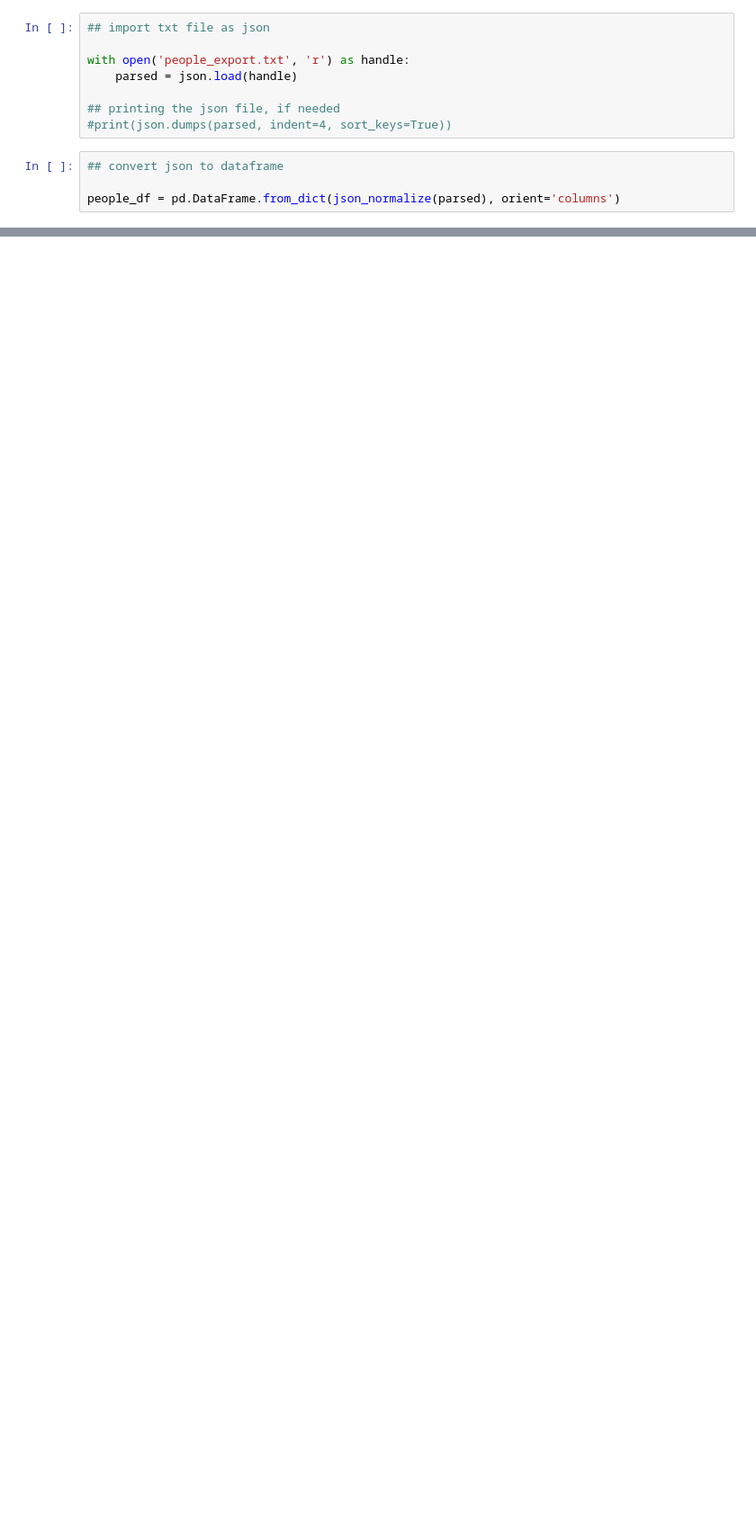
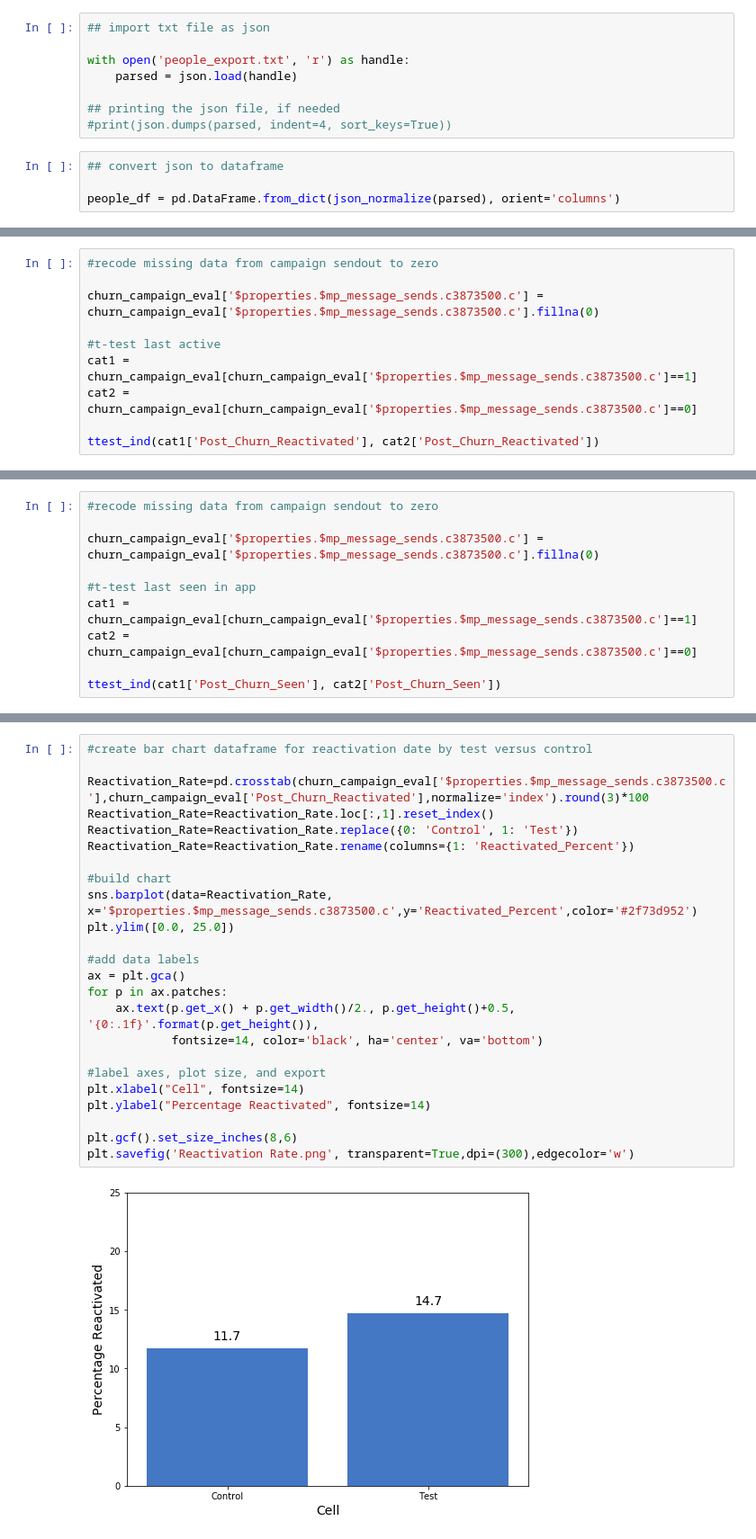
Before and after one commit to oyamatsumi04/w_u, a Jupyter notebook: Waking Up - People Import Test.ipynb, the cells around one changed output, grey strips where cells are left out. Shown at 90% size. Drawn from its saved outputs; the diff is of its cells as text; blank space fills up the shorter version.

```diff
--- a/Waking Up - People Import Test.ipynb
+++ b/Waking Up - People Import Test.ipynb
@@ -161,0 +153,10 @@ events_describe.head()
+# %%
+#recode missing data from campaign sendout to zero
+
+churn_campaign_eval['$properties.$mp_message_sends.c3873500.c'] = churn_campaign_eval['$properties.$mp_message_sends.c3873500.c'].fillna(0)
+
+#t-test last active
+cat1 = churn_campaign_eval[churn_campaign_eval['$properties.$mp_message_sends.c3873500.c']==1]
+cat2 = churn_campaign_eval[churn_campaign_eval['$properties.$mp_message_sends.c3873500.c']==0]
+
+ttest_ind(cat1['Post_Churn_Reactivated'], cat2['Post_Churn_Reactivated'])
@@ -161,0 +165,10 @@ events_describe.head()
+# %%
+#recode missing data from campaign sendout to zero
+
+churn_campaign_eval['$properties.$mp_message_sends.c3873500.c'] = churn_campaign_eval['$properties.$mp_message_sends.c3873500.c'].fillna(0)
+
+#t-test last seen in app
+cat1 = churn_campaign_eval[churn_campaign_eval['$properties.$mp_message_sends.c3873500.c']==1]
+cat2 = churn_campaign_eval[churn_campaign_eval['$properties.$mp_message_sends.c3873500.c']==0]
+
+ttest_ind(cat1['Post_Churn_Seen'], cat2['Post_Churn_Seen'])
@@ -161,0 +179,26 @@ events_describe.head()
+# %%
+#create bar chart dataframe for reactivation date by test versus control
+
+Reactivation_Rate=pd.crosstab(churn_campaign_eval['$properties.$mp_message_sends.c3873500.c'],churn_campaign_eval['Post_Churn_Reactivated'],normalize='index').round(3)*100
+Reactivation_Rate=Reactivation_Rate.loc[:,1].reset_index()
+Reactivation_Rate=Reactivation_Rate.replace({0: 'Control', 1: 'Test'})
+Reactivation_Rate=Reactivation_Rate.rename(columns={1: 'Reactivated_Percent'})
+
+#build chart
+sns.barplot(data=Reactivation_Rate, x='$properties.$mp_message_sends.c3873500.c',y='Reactivated_Percent',color='#2f73d952')
+plt.ylim([0.0, 25.0])
+
+#add data labels
+ax = plt.gca()
+for p in ax.patches:
+    ax.text(p.get_x() + p.get_width()/2., p.get_height()+0.5, '{0:.1f}'.format(p.get_height()),
+            fontsize=14, color='black', ha='center', va='bottom')
+
+#label axes, plot size, and export
+plt.xlabel("Cell", fontsize=14)
+plt.ylabel("Percentage Reactivated", fontsize=14)
+
+plt.gcf().set_size_inches(8,6)
+plt.savefig('Reactivation Rate.png', transparent=True,dpi=(300),edgecolor='w')
+# %% [output]
+[figure, added]
```
Also changed, not shown: parts of 36 cells of this notebook.
